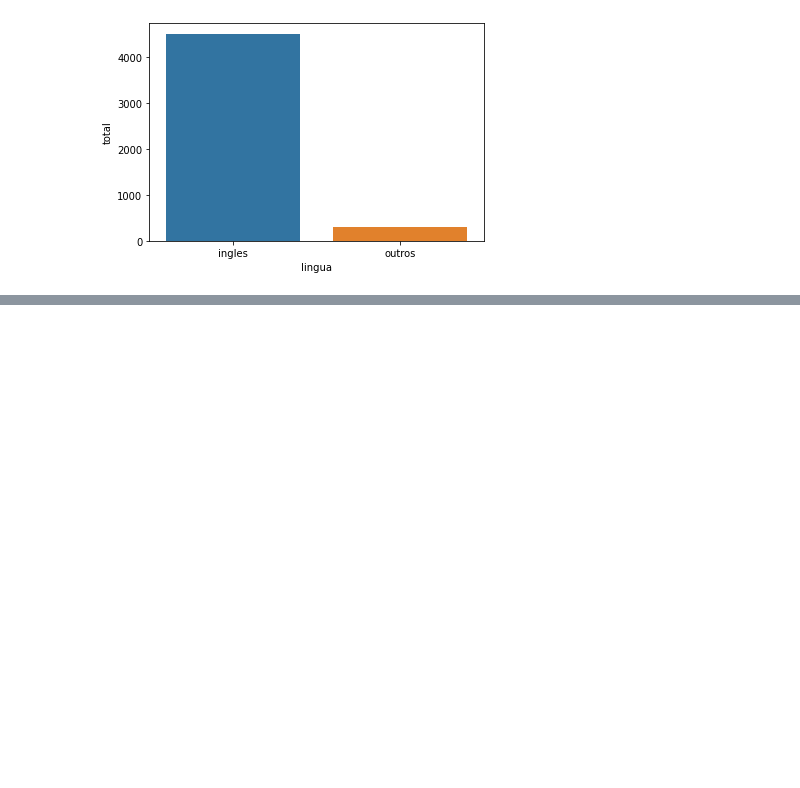
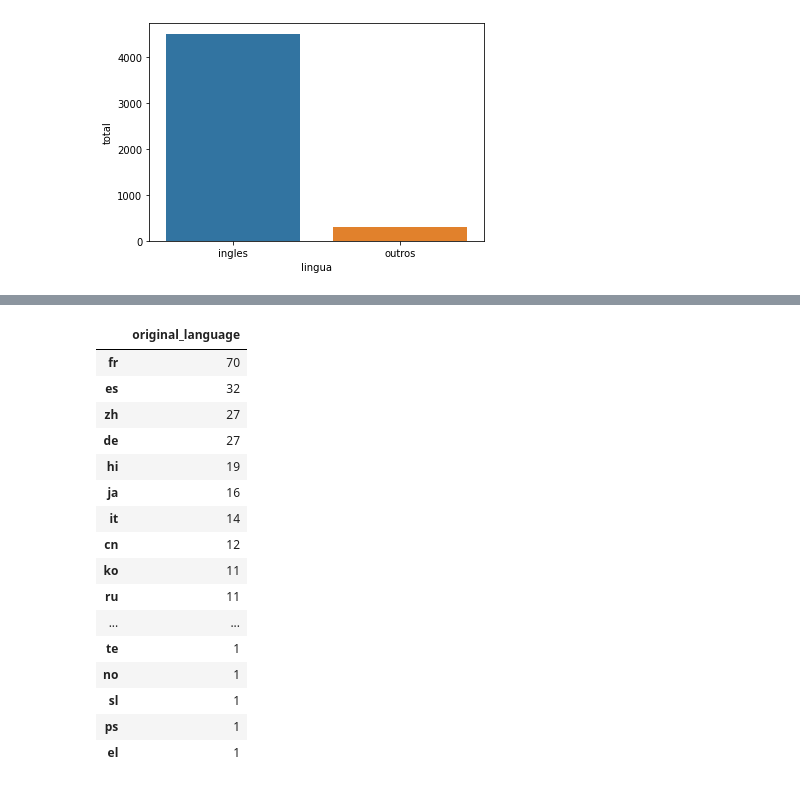
Before and after one commit to marquesgabi/Alura, a Jupyter notebook: Data_Science_analise_e_visualizacao_de_dados/Aula_2/Aula_2.ipynb, the cells around one changed output, grey strips where cells are left out. Drawn from its saved outputs; the diff is of its cells as text; code cells hidden in the pictures; blank space fills up the shorter version.

```diff
--- a/Data_Science_analise_e_visualizacao_de_dados/Aula_2/Aula_2.ipynb
+++ b/Data_Science_analise_e_visualizacao_de_dados/Aula_2/Aula_2.ipynb
@@ -287,0 +336,21 @@ sns.barplot(x="lingua", y="total", data = dados)
+# %%
+total_por_lingua_de_outros_filmes = tmdb.query("original_language != 'en'").original_language.value_counts().to_frame()
+total_por_lingua_de_outros_filmes
+# %% [output]
+|  | original_language |
+| fr | 70 |
+| es | 32 |
+| zh | 27 |
+| de | 27 |
+| hi | 19 |
+| ja | 16 |
+| it | 14 |
+| cn | 12 |
+| ko | 11 |
+| ru | 11 |
+| ... | ... |
+| te | 1 |
+| no | 1 |
+| sl | 1 |
+| ps | 1 |
+| el | 1 |
```
Also changed, not shown: parts of 8 cells of this notebook.
